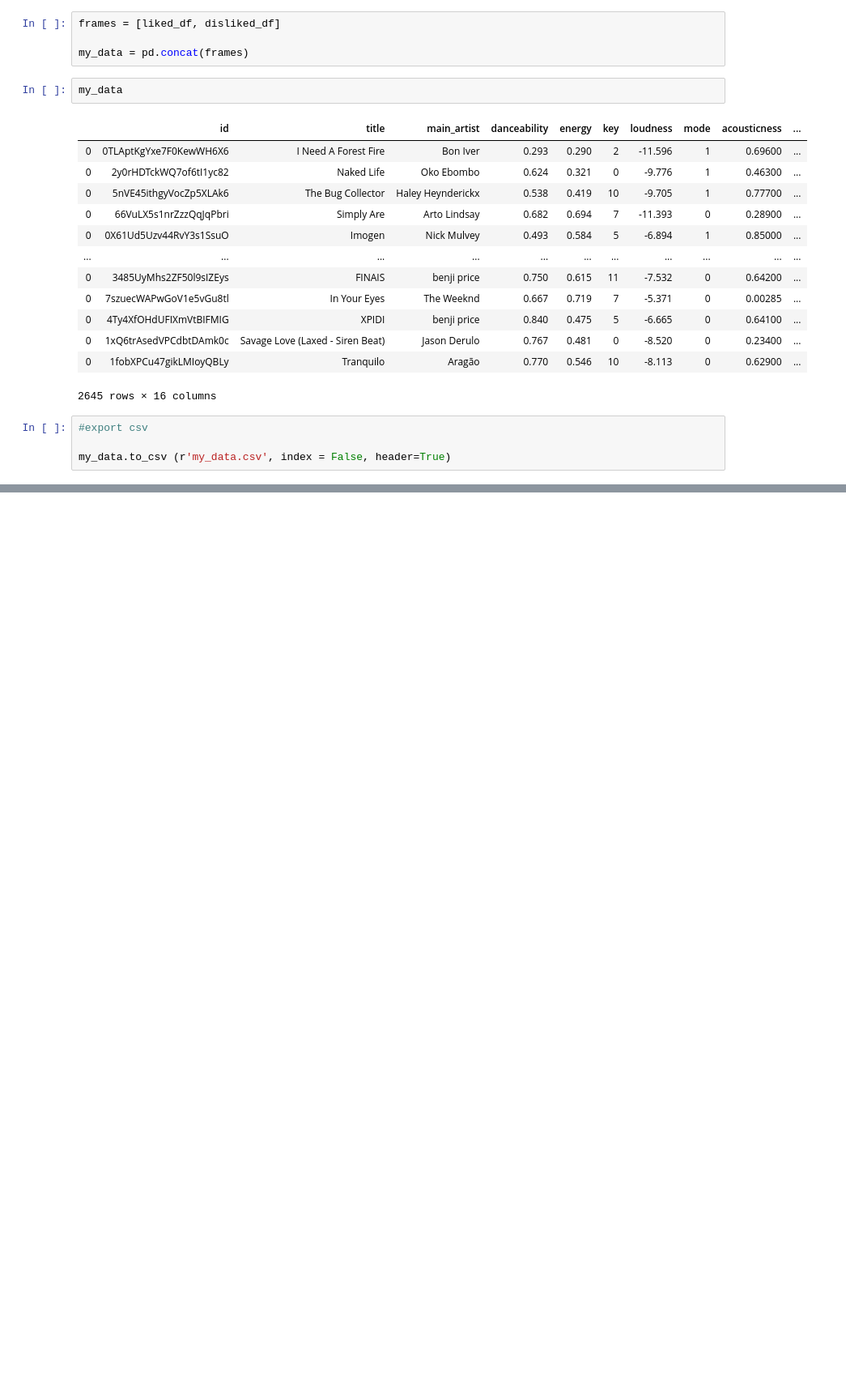
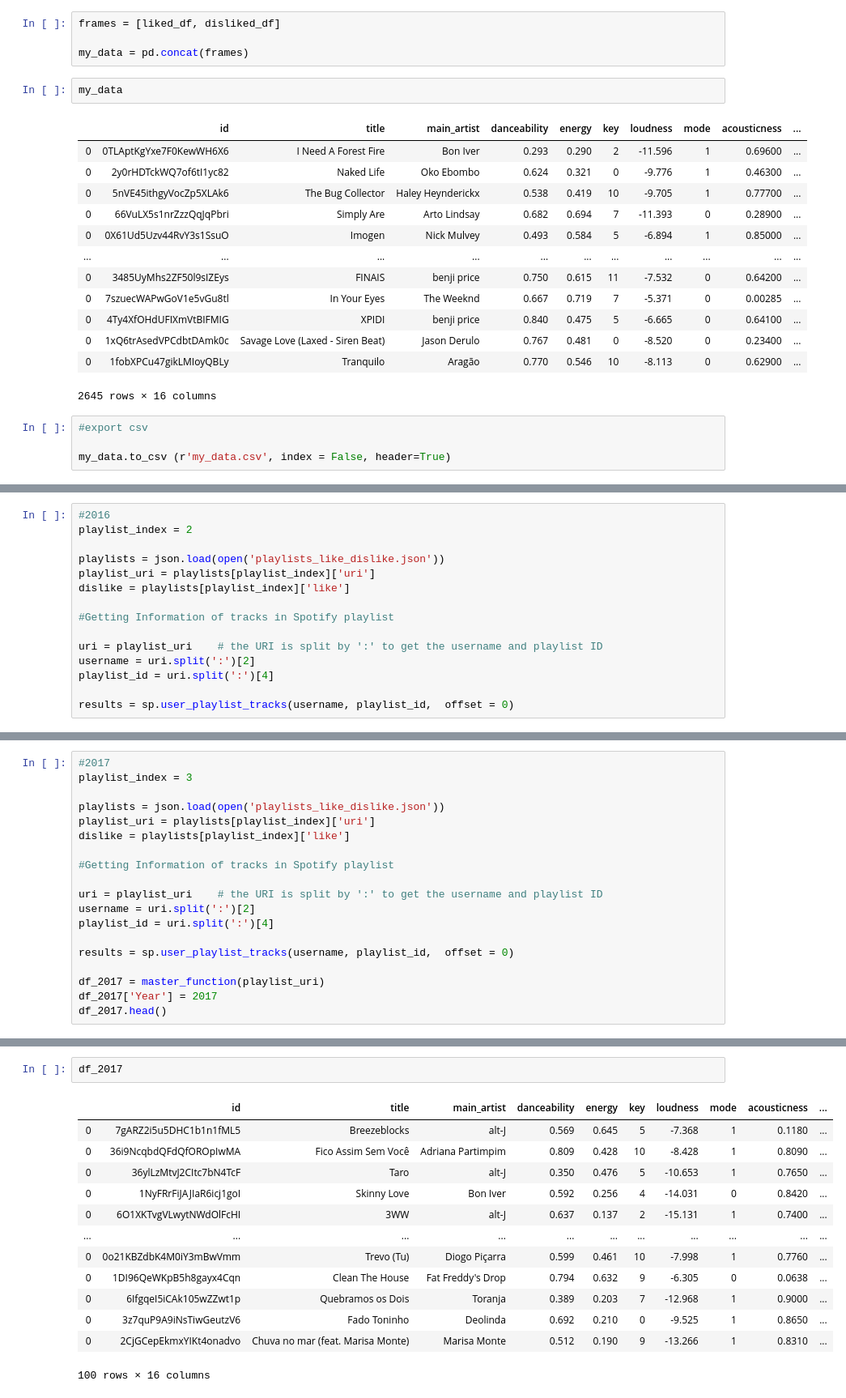
Before and after one commit to ritapereira10/Spotify-Analysis, a Jupyter notebook: code/Spotify API.ipynb, the cells around one changed output, grey strips where cells are left out. Shown at 81% size. Cells and saved outputs as stored; diff of their text form; blank space fills up the shorter version.

Commit message:
year evolution added

```diff
--- a/code/Spotify API.ipynb
+++ b/code/Spotify API.ipynb
@@ -236,0 +179,15 @@ my_data.to_csv (r'my_data.csv', index = False, header=True)
+# %%
+#2016
+playlist_index = 2
+
+playlists = json.load(open('playlists_like_dislike.json'))
+playlist_uri = playlists[playlist_index]['uri']
+dislike = playlists[playlist_index]['like']
+
+#Getting Information of tracks in Spotify playlist
+
+uri = playlist_uri    # the URI is split by ':' to get the username and playlist ID
+username = uri.split(':')[2]
+playlist_id = uri.split(':')[4]
+
+results = sp.user_playlist_tracks(username, playlist_id,  offset = 0)
@@ -236,0 +205,19 @@ my_data.to_csv (r'my_data.csv', index = False, header=True)
+# %%
+#2017
+playlist_index = 3
+
+playlists = json.load(open('playlists_like_dislike.json'))
+playlist_uri = playlists[playlist_index]['uri']
+dislike = playlists[playlist_index]['like']
+
+#Getting Information of tracks in Spotify playlist
+
+uri = playlist_uri    # the URI is split by ':' to get the username and playlist ID
+username = uri.split(':')[2]
+playlist_id = uri.split(':')[4]
+
+results = sp.user_playlist_tracks(username, playlist_id,  offset = 0)
+
+df_2017 = master_function(playlist_uri)
+df_2017['Year'] = 2017
+df_2017.head()
@@ -236,0 +231,16 @@ my_data.to_csv (r'my_data.csv', index = False, header=True)
+# %%
+df_2017
+# %% [output]
+|  | id | title | main_artist | danceability | energy | key | loudness | mode | acousticness | ... |
+| 0 | 7gARZ2i5u5DHC1b1n1fML5 | Breezeblocks | alt-J | 0.569 | 0.645 | 5 | -7.368 | 1 | 0.1180 | ... |
+| 0 | 36i9NcqbdQFdQfOROpIwMA | Fico Assim Sem Você | Adriana Partimpim | 0.809 | 0.428 | 10 | -8.428 | 1 | 0.8090 | ... |
+| 0 | 36ylLzMtvJ2CItc7bN4TcF | Taro | alt-J | 0.350 | 0.476 | 5 | -10.653 | 1 | 0.7650 | ... |
+| 0 | 1NyFRrFiJAJIaR6icj1goI | Skinny Love | Bon Iver | 0.592 | 0.256 | 4 | -14.031 | 0 | 0.8420 | ... |
+| 0 | 6O1XKTvgVLwytNWdOlFcHI | 3WW | alt-J | 0.637 | 0.137 | 2 | -15.131 | 1 | 0.7400 | ... |
+| ... | ... | ... | ... | ... | ... | ... | ... | ... | ... | ... |
+| 0 | 0o21KBZdbK4M0iY3mBwVmm | Trevo (Tu) | Diogo Piçarra | 0.599 | 0.461 | 10 | -7.998 | 1 | 0.7760 | ... |
+| 0 | 1DI96QeWKpB5h8gayx4Cqn | Clean The House | Fat Freddy's Drop | 0.794 | 0.632 | 9 | -6.305 | 0 | 0.0638 | ... |
+| 0 | 6IfgqeI5iCAk105wZZwt1p | Quebramos os Dois | Toranja | 0.389 | 0.203 | 7 | -12.968 | 1 | 0.9000 | ... |
+| 0 | 3z7quP9A9iNsTiwGeutzV6 | Fado Toninho | Deolinda | 0.692 | 0.210 | 0 | -9.525 | 1 | 0.8650 | ... |
+| 0 | 2CjGCepEkmxYIKt4onadvo | Chuva no mar (feat. Marisa Monte) | Marisa Monte | 0.512 | 0.190 | 9 | -13.266 | 1 | 0.8310 | ... |
+100 rows × 16 columns
```
Also changed, not shown: parts of 17 cells of this notebook, 8 other files.
